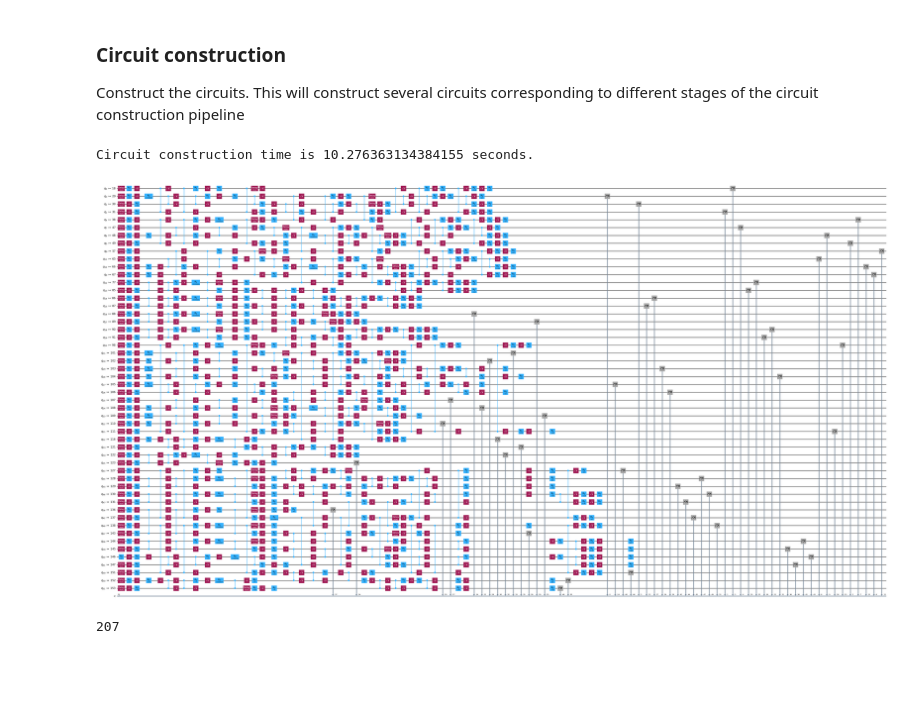
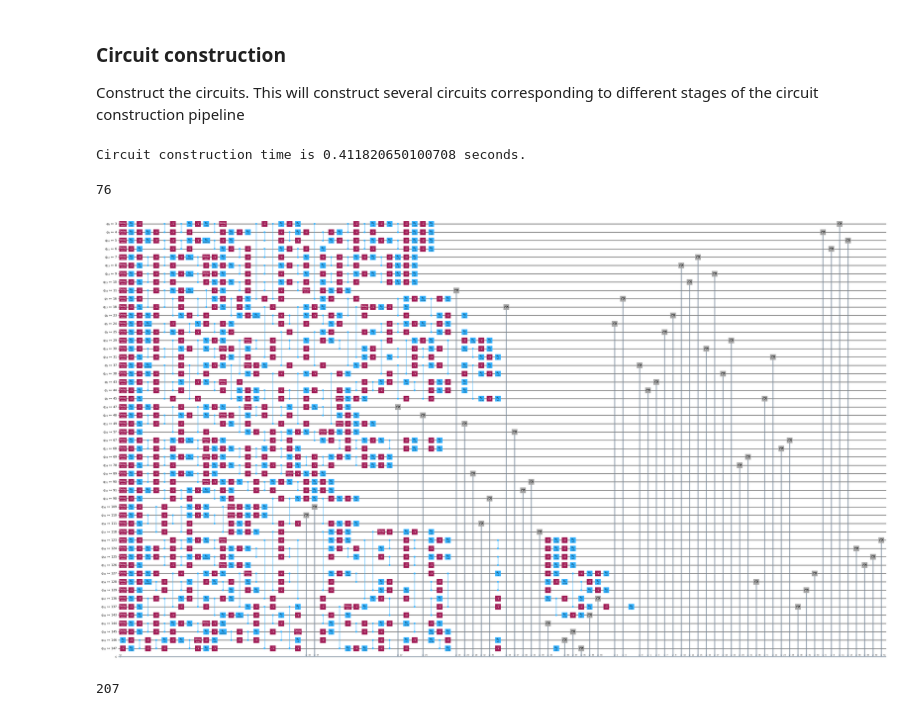
Before and after one commit to eggerdj/independent_set_benchmarking, a Jupyter notebook: notebooks/independent_set_sparrow.ipynb, the cells around one changed output. Cells and saved outputs as stored; diff of their text form; code cells hidden in the pictures; blank space fills up the shorter version.

```diff
--- a/notebooks/independent_set_sparrow.ipynb
+++ b/notebooks/independent_set_sparrow.ipynb
@@ -60,6 +64,14 @@ Time taken to optimize lambda, beta, gamma for 3 swap layers: 180.2641100883484
 fig, axs = plot_lambda_optimization(results, lambdas_scan)
 # %% [output]
 [figure]
+# %%
+# Set the chosen Lagrange multiplier
+chosen_lambda = float(results["scipy"]["history"][-1][1])
+p = [results["scipy"]["all_results"][-1]["optimized_params"]]
+
+# Use this if the lambda_optimization was not run
+# chosen_lambda = 0.1185375
+# p = [[0.4332228108246358, -0.00044486636226256075]]
 # %%
 fig.savefig("../plots/sparrow_lambda_optimization.pdf", bbox_inches="tight")
 # %% [markdown]
@@ -67,44 +79,45 @@ fig.savefig("../plots/sparrow_lambda_optimization.pdf", bbox_inches="tight")
 
 Construct the circuits. This will construct several circuits corresponding to different stages of the circuit construction pipeline
 # %%
-service = QiskitRuntimeService(instance="...")
+# service = QiskitRuntimeService(instance="...")
+# backend = service.backend("ibm_fez", use_fractional_gates=False)
 
-backend = service.backend("ibm_fez", use_fractional_gates=False)
+backend = None
 # %%
-p = [results["scipy"]["all_results"][-1]["optimized_params"]]
-
 start = time()
 
 instance = StableSet(graph)
 qp = instance.to_quadratic_program()
 
-qubos, cost_ops, offsets, singles, doubles, metadatas, ansatze = [], [], [], [], [], [], []
-
-penalty = float(results["scipy"]["history"][-1][1])
 sub_instance = StableSet(sub_graphs[num_layers])
 sub_qp = sub_instance.to_quadratic_program()
 
-qubo = QuadraticProgramToQubo(penalty=penalty).convert(qp)
+qubo = QuadraticProgramToQubo(penalty=chosen_lambda).convert(qp)
 cost_op, offset = qubo.to_ising()
-qubos.append(qubo)
-cost_ops.append(cost_op)
-offsets.append(offset)
+cost_op = -cost_op
+offset = -offset
 
 # Operators for Ansatz construction
-sub_op, _ = QuadraticProgramToQubo(penalty=penalty).convert(sub_qp).to_ising()
-singles.append(sub_op[sub_op.paulis.z.sum(axis=-1) == 1])
-doubles.append(sub_op[sub_op.paulis.z.sum(axis=-1) == 2])
-metadatas.append({"number swap layers": num_layers, "penalty": penalty})
+sub_op, _ = QuadraticProgramToQubo(penalty=chosen_lambda).convert(sub_qp).to_ising()
+sub_op = -sub_op
+singles = sub_op[sub_op.paulis.z.sum(axis=-1) == 1]
+doubles = sub_op[sub_op.paulis.z.sum(axis=-1) == 2]
+metadata = {"number swap layers": num_layers, "penalty": chosen_lambda}
 
-all_circuits = [
-    circuit_construction(singles[idx], doubles[idx], p_, backend, swap_strat, edge_coloring, metadatas[idx]) for idx, p_ in enumerate(p)
-]
+all_circuits = circuit_construction(
+    singles, doubles, p[0], backend, swap_strat, edge_coloring, metadata
+)
+
 circ_construction_time = time() - start
 print(f"Circuit construction time is {circ_construction_time} seconds.")
 # %% [output]
-Circuit construction time is 10.276363134384155 seconds.
+Circuit construction time is 0.411820650100708 seconds.
+# %%
+len(doubles)
+# %% [output]
+76
 # %%
-all_circuits[-1]["backend"].draw("mpl", fold=False, idle_wires=False)
+all_circuits["backend"].draw("mpl", fold=False, idle_wires=False)
 # %% [output]
-[figure, old version]
+[figure, new version]
 # %%
```
Also changed, not shown: parts of 14 cells of this notebook, 4 other files.
